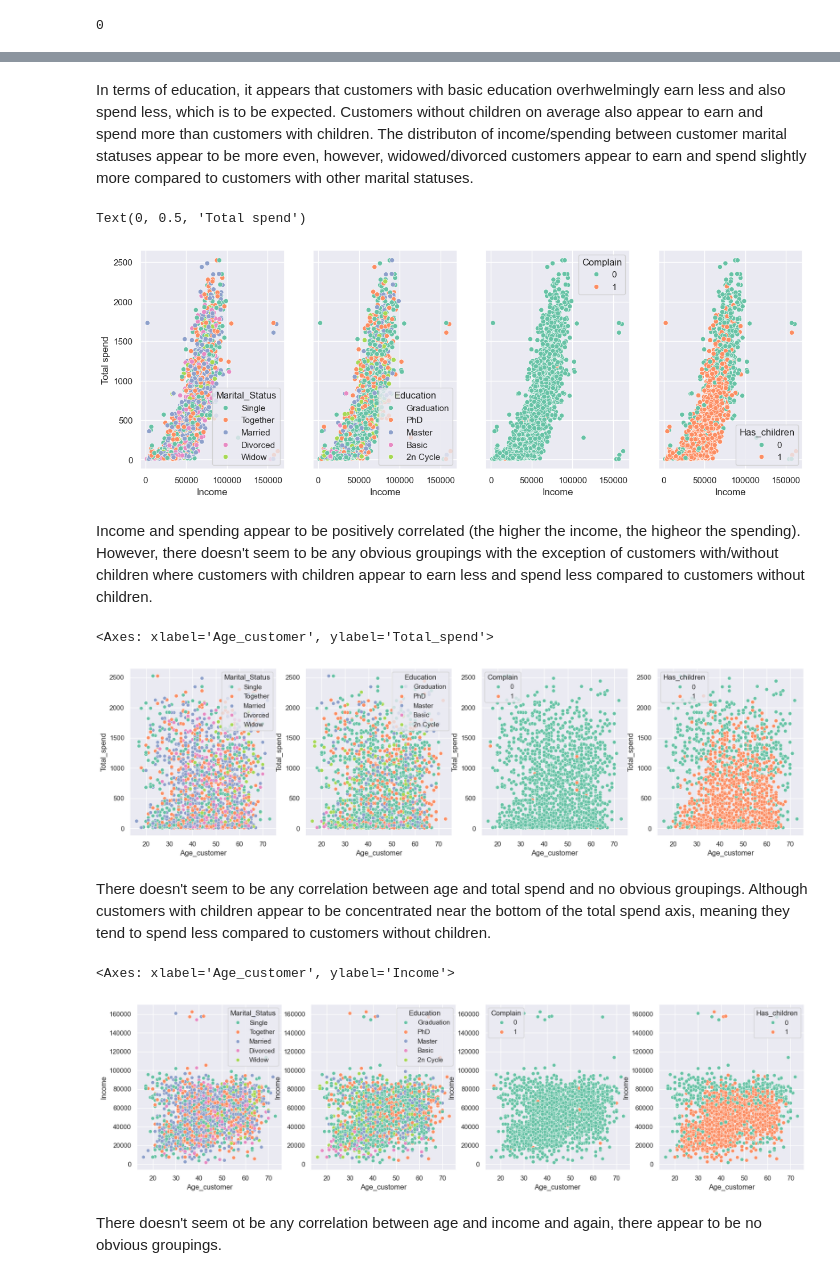
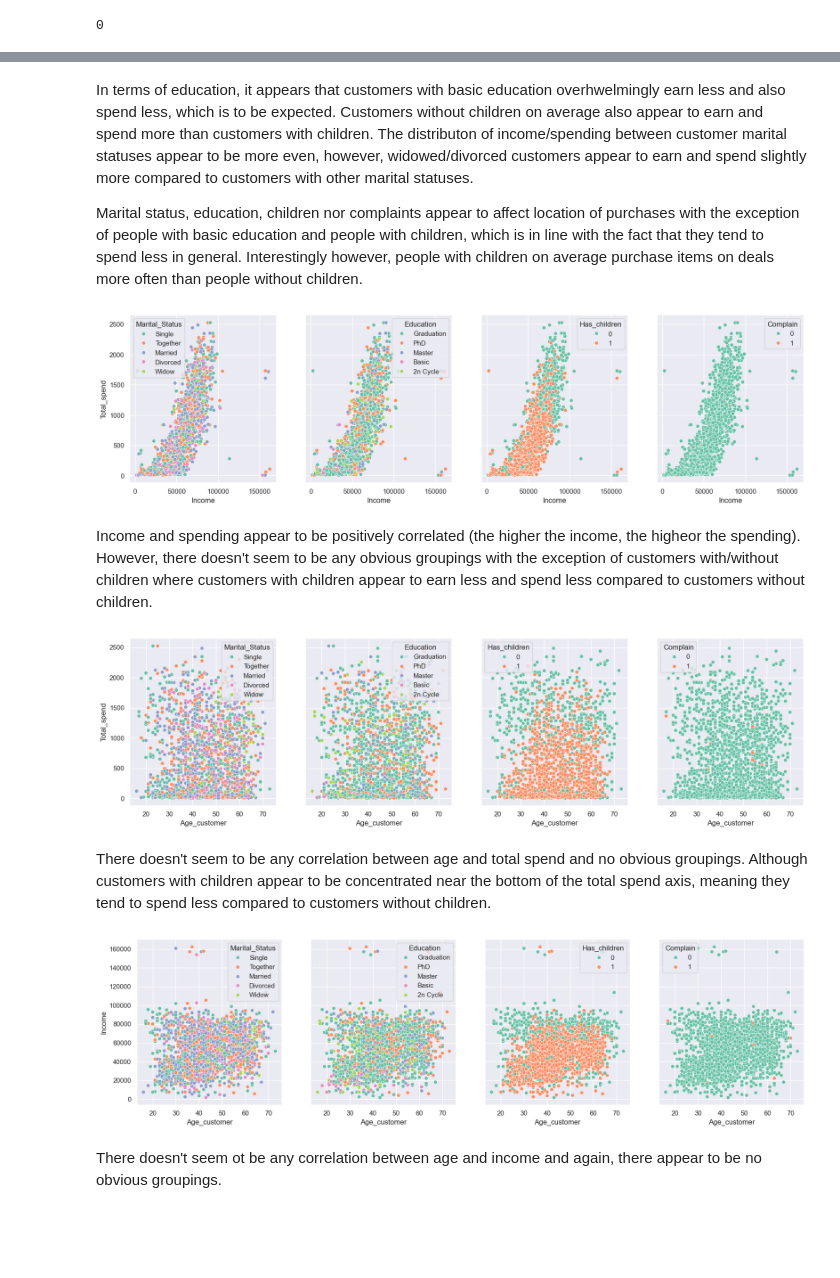
Before and after one commit to windc-888/Customer-segmentation, a Jupyter notebook: code.ipynb, the cells around one changed output, grey strips where cells are left out. Cells and saved outputs as stored; diff of their text form; code cells hidden in the pictures; blank space fills up the shorter version.

```diff
--- a/code.ipynb
+++ b/code.ipynb
@@ -196,0 +225,10 @@ sns.histplot(data=data, x="Total_spend", hue="Complain", ax=ax[3,1], element="po
+# %%
+# Violin plots to see distribution of web purchases based on categorical parameters
+fig, ax = plt.subplots(nrows=1,ncols=len(cat_param), figsize = (25,6))
+
+for i in enumerate(cat_param):
+    sns.violinplot(data, x=i[1], y="NumWebPurchases",hue=i[1],ax=ax[i[0]])
+
+ax[2].set_xticklabels(["No","Yes"])
+ax[3].set_xticklabels(["No","Yes"])
+plt.show()
@@ -196,0 +237,10 @@ sns.histplot(data=data, x="Total_spend", hue="Complain", ax=ax[3,1], element="po
+# %%
+# Violin plots to see distribution of catalog purchases based on categorical parameters
+fig, ax = plt.subplots(nrows=1,ncols=len(cat_param), figsize = (25,6))
+
+for i in enumerate(cat_param):
+    sns.violinplot(data, x=i[1], y="NumCatalogPurchases",hue=i[1],ax=ax[i[0]])
+
+ax[2].set_xticklabels(["No","Yes"])
+ax[3].set_xticklabels(["No","Yes"])
+plt.show()
@@ -196,0 +249,10 @@ sns.histplot(data=data, x="Total_spend", hue="Complain", ax=ax[3,1], element="po
+# %%
+# Violin plots to see distribution of store purchases based on categorical parameters
+fig, ax = plt.subplots(nrows=1,ncols=len(cat_param), figsize = (25,6))
+
+for i in enumerate(cat_param):
+    sns.violinplot(data, x=i[1], y="NumStorePurchases",hue=i[1],ax=ax[i[0]])
+
+ax[2].set_xticklabels(["No","Yes"])
+ax[3].set_xticklabels(["No","Yes"])
+plt.show()
@@ -197,44 +261,42 @@ sns.histplot(data=data, x="Total_spend", hue="Complain", ax=ax[3,1], element="po
 # %% [markdown]
 In terms of education, it appears that customers with basic education overhwelmingly earn less and also spend less, which is to be expected. Customers without children on average also appear to earn and spend more than customers with children. The distributon of income/spending between customer marital statuses appear to be more even, however, widowed/divorced customers appear to earn and spend slightly more compared to customers with other marital statuses.
+
+Marital status, education, children nor complaints appear to affect location of purchases with the exception of people with basic education and people with children, which is in line with the fact that they tend to spend less in general. Interestingly however, people with children on average purchase items on deals more often than people without children.
 # %%
 # Seeing relationship between income & total spend based on marital status, education, whether they complain and has children
-fig, ax = plt.subplots(1,4, figsize=(15,5), sharex=True, sharey=True)
+fig, ax = plt.subplots(1,ncols=len(cat_param), figsize=(20,5), sharex=True, sharey=True)
 
-sns.scatterplot(data=data, x = "Income", y = "Total_spend", hue = "Marital_Status", ax=ax[0])
-sns.scatterplot(data=data, x = "Income", y = "Total_spend", hue = "Education", ax=ax[1])
-sns.scatterplot(data=data, x = "Income", y = "Total_spend", hue = "Complain", ax=ax[2])
-sns.scatterplot(data=data, x = "Income", y = "Total_spend", hue = "Has_children", ax=ax[3])
+for i in enumerate(cat_param):
+    sns.scatterplot(data,x="Income",y="Total_spend",hue=i[1],ax=ax[i[0]])
 
-# Setting plot parameters
-ax[0].set_ylabel("Total spend")
+plt.show()
 # %% [output]
-Text(0, 0.5, 'Total spend')
-[figure, old version]
+[figure, new version]
 # %% [markdown]
 Income and spending appear to be positively correlated (the higher the income, the higheor the spending). However, there doesn't seem to be any obvious groupings with the exception of customers with/without children where customers with children appear to earn less and spend less compared to customers without children.
 # %%
 # Seeing relationship between age & total spend based on marital status, education, whether they complain and has children
-fig, ax = plt.subplots(1,4, figsize=(20,5))
 
-sns.scatterplot(data=data, x = "Age_customer", y = "Total_spend", hue = "Marital_Status", ax=ax[0])
-sns.scatterplot(data=data, x = "Age_customer", y = "Total_spend", hue = "Education", ax=ax[1])
-sns.scatterplot(data=data, x = "Age_customer", y = "Total_spend", hue = "Complain", ax=ax[2])
-sns.scatterplot(data=data, x = "Age_customer", y = "Total_spend", hue = "Has_children", ax=ax[3])
+fig, ax = plt.subplots(1,ncols=len(cat_param), figsize=(20,5), sharex=True, sharey=True)
+
+for i in enumerate(cat_param):
+    sns.scatterplot(data,x="Age_customer",y="Total_spend",hue=i[1],ax=ax[i[0]])
+
+plt.show()
 # %% [output]
-<Axes: xlabel='Age_customer', ylabel='Total_spend'>
-[figure, old version]
+[figure, new version]
 # %% [markdown]
 There doesn't seem to be any correlation between age and total spend and no obvious groupings. Although customers with children appear to be concentrated near the bottom of the total spend axis, meaning they tend to spend less compared to customers without children.
 # %%
 # Seeing relationship between age & income based on marital status, education, whether they complain and has children
-fig, ax = plt.subplots(1,4, figsize=(20,5))
 
-sns.scatterplot(data=data, x = "Age_customer", y = "Income", hue = "Marital_Status", ax=ax[0])
-sns.scatterplot(data=data, x = "Age_customer", y = "Income", hue = "Education", ax=ax[1])
-sns.scatterplot(data=data, x = "Age_customer", y = "Income", hue = "Complain", ax=ax[2])
-sns.scatterplot(data=data, x = "Age_customer", y = "Income", hue = "Has_children", ax=ax[3])
+fig, ax = plt.subplots(1,ncols=len(cat_param), figsize=(20,5), sharex=True, sharey=True)
+
+for i in enumerate(cat_param):
+    sns.scatterplot(data,x="Age_customer",y="Income",hue=i[1],ax=ax[i[0]])
+
+plt.show()
 # %% [output]
-<Axes: xlabel='Age_customer', ylabel='Income'>
-[figure, old version]
+[figure, new version]
 # %% [markdown]
 There doesn't seem ot be any correlation between age and income and again, there appear to be no obvious groupings.
```
Also changed, not shown: parts of 14 cells of this notebook.
